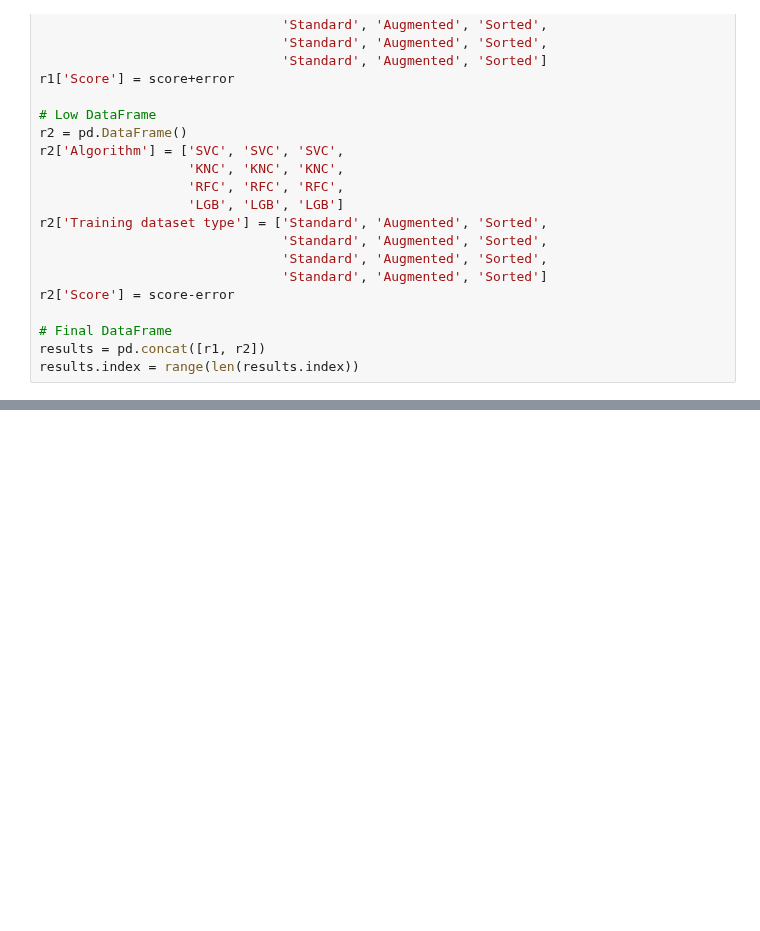
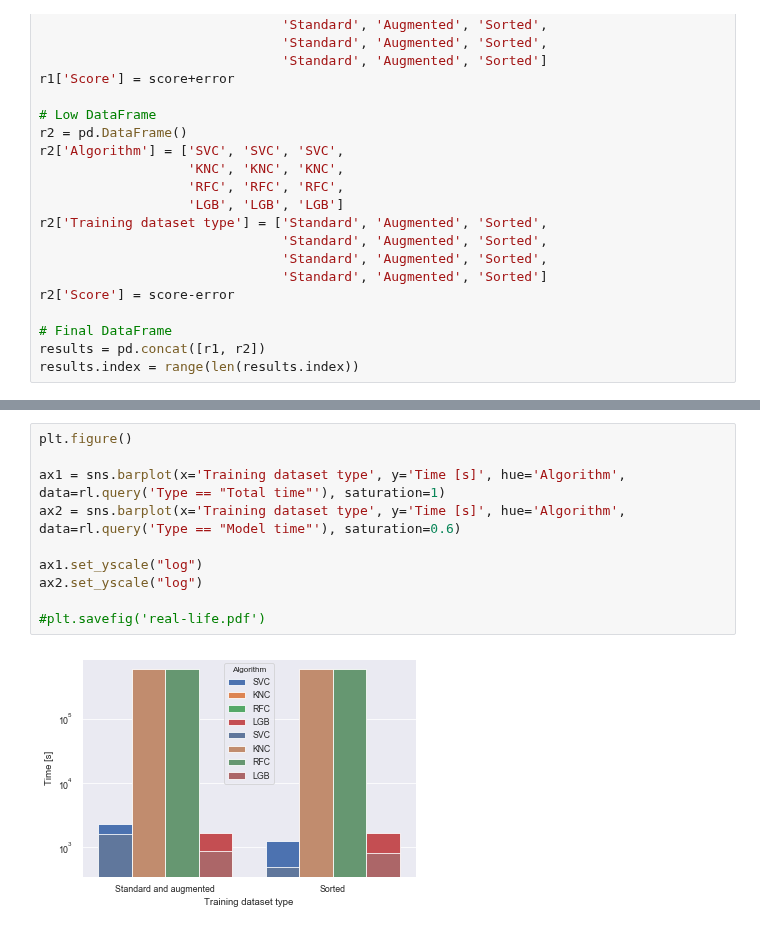
Before and after one commit to Paolo97Gll/bachelor_thesis, a Jupyter notebook: utility/Results.ipynb, the cells around one changed output, grey strips where cells are left out. Drawn from its saved outputs; the diff is of its cells as text; blank space fills up the shorter version.

```diff
--- a/utility/Results.ipynb
+++ b/utility/Results.ipynb
@@ -75,0 +202,12 @@ ax.figure.savefig('model_comparison.pdf')
+# %%
+plt.figure()
+
+ax1 = sns.barplot(x='Training dataset type', y='Time [s]', hue='Algorithm', data=rl.query('Type == "Total time"'), saturation=1)
+ax2 = sns.barplot(x='Training dataset type', y='Time [s]', hue='Algorithm', data=rl.query('Type == "Model time"'), saturation=0.6)
+
+ax1.set_yscale("log")
+ax2.set_yscale("log")
+
+#plt.savefig('real-life.pdf')
+# %% [output]
+[figure, added]
```
Also changed, not shown: parts of 10 cells of this notebook, 2 other files.
